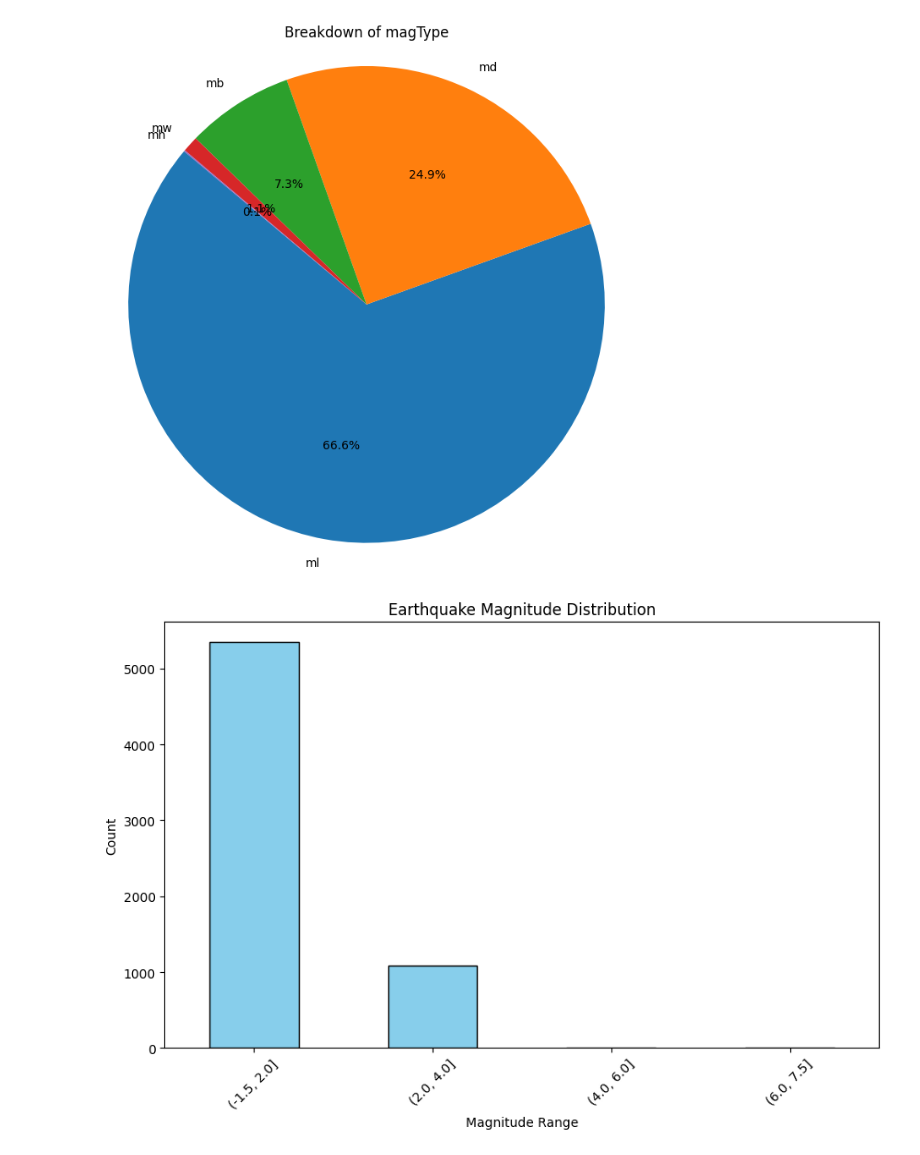
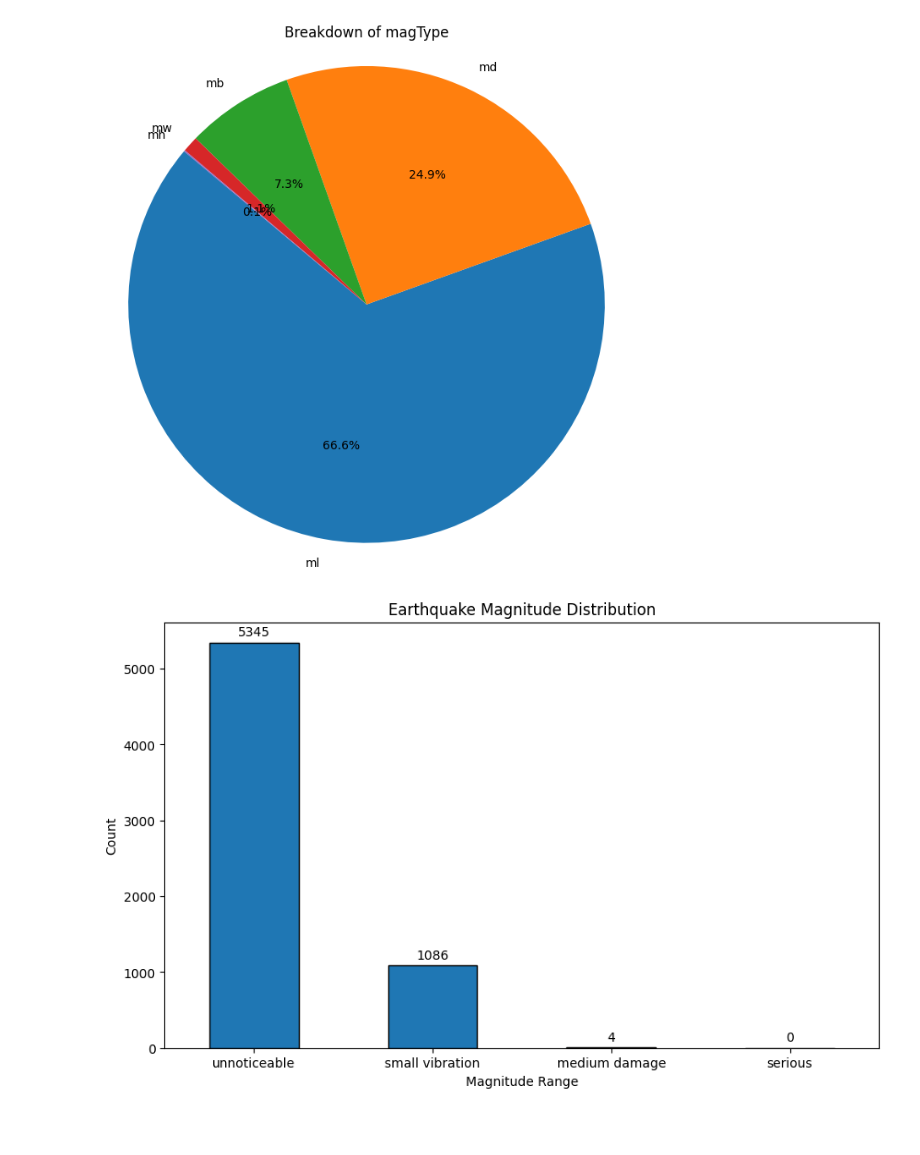
Before and after one commit to kieranthakkar/data_science, a Jupyter notebook: assignments/Week3/earthquakeNotebook.ipynb, the cells around one changed output. Saved outputs shown, nothing was run; the diff lists cells and outputs as text; code cells hidden in the pictures; blank space fills up the shorter version.

Commit message:
Plot formatting and removed excess code

```diff
--- a/assignments/Week3/earthquakeNotebook.ipynb
+++ b/assignments/Week3/earthquakeNotebook.ipynb
@@ -80,27 +80,36 @@ plt.show()
 # %%
 # Define the values you want to filter for
 values_to_include = ['ml', 'mlv', 'ml(texnet)']
 
 # Create the subset
-subset_df = df[df['magType'].isin(values_to_include)]
+subset_df = df[df["magType"].isin(values_to_include)]
 
 # Group data into ranges
 ranges = [-1.5, 2, 4, 6, 7.5]
 bar_labels = ["unnoticeable", "small vibration", "medium damage", "serious"]
 
-# Use the pandas cut function to categorize the data into bins based on the defined ranges.
-subset_df['range_category'] = pd.cut(subset_df['mag'], bins=ranges)
+# Create new column called "range_category"
+# cut function to categorise data into bins based on the defined ranges.
+subset_df["range_category"] = pd.cut(subset_df['mag'], bins=ranges)
 
 # Group the data by the range categories and count the occurrences in each category.
-range_counts = subset_df['range_category'].value_counts()
+range_counts = subset_df["range_category"].value_counts()
 
 # Step 3: Create a bar chart
 plt.figure(figsize=(10, 6))
-range_counts.plot(kind='bar', color='skyblue', edgecolor='black')
-plt.xlabel('Magnitude Range')
-plt.ylabel('Count')
-plt.title('Earthquake Magnitude Distribution')
-plt.xticks(rotation=45)
+bars = range_counts.plot(kind="bar", edgecolor="black")
+plt.xlabel("Magnitude Range")
+plt.ylabel("Count")
+plt.title("Earthquake Magnitude Distribution")
+plt.xticks(range(len(bar_labels)), bar_labels, rotation=0)
+
+for bar, count in zip(bars.patches, range_counts):
+    height = bar.get_height()
+    plt.annotate(f'{count}', xy=(bar.get_x() + bar.get_width() / 2, height),
+                 xytext=(0, 3),  # 3 points vertical offset for better readability
+                 textcoords="offset points",
+                 ha="center", va="bottom")
+
 plt.show()
 # %% [output]
-[figure, old version]
+[figure, new version]
```
Also changed, not shown: parts of 2 cells of this notebook.
